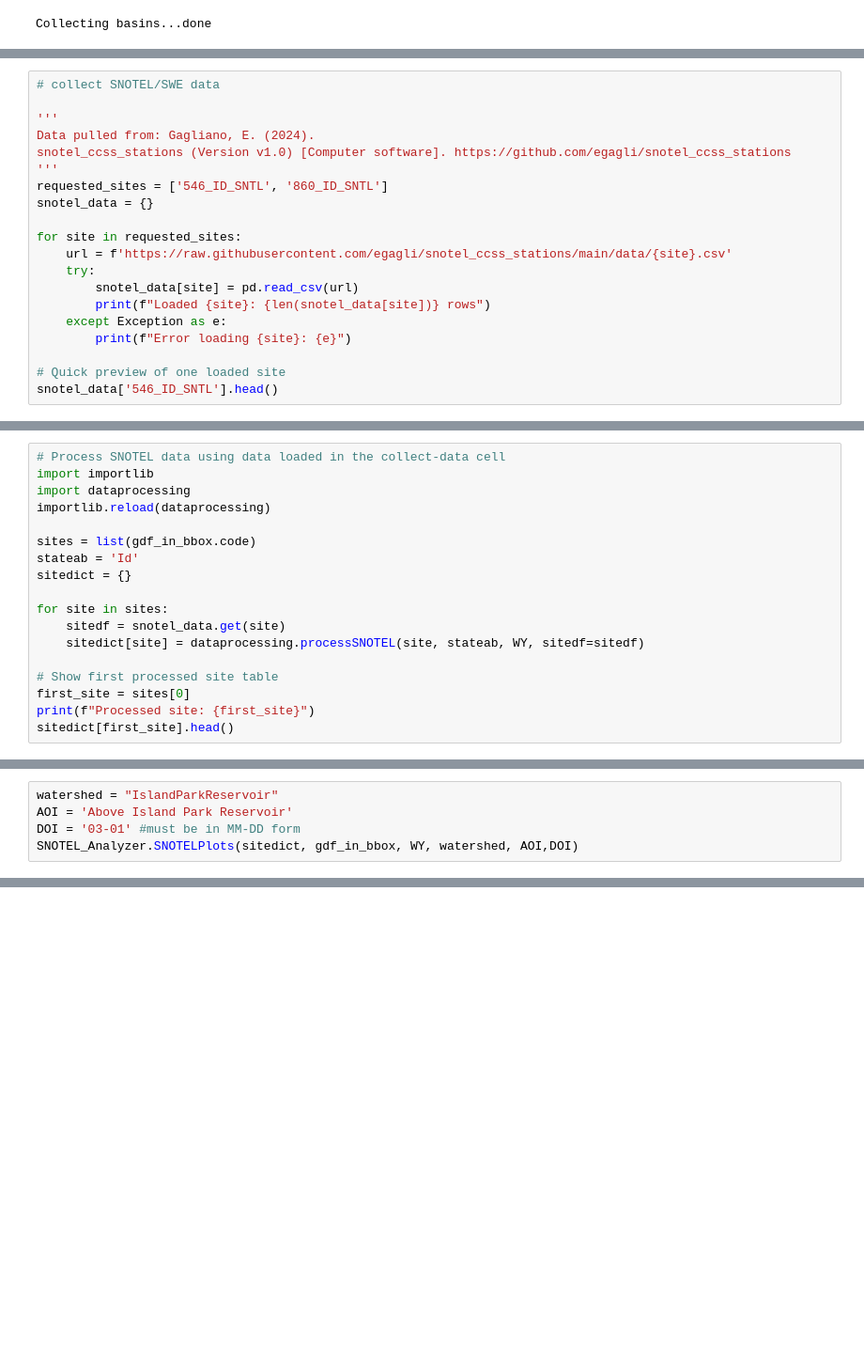
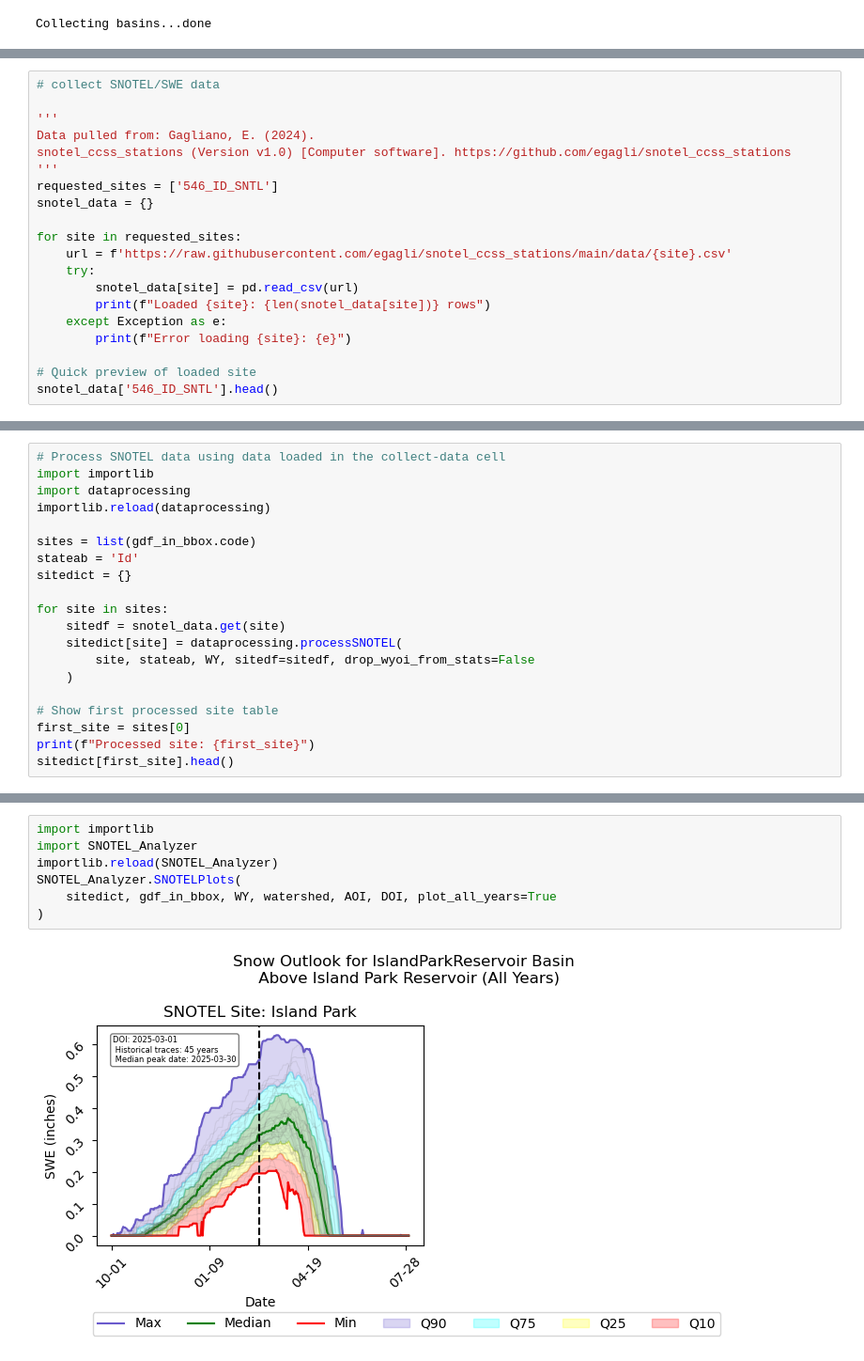
Before and after one commit to annasosnovske/HydroinformaticsHW2, a Jupyter notebook: HW2.ipynb, the cells around one changed output, grey strips where cells are left out. Shown at 94% size. Cells and saved outputs as stored; diff of their text form; blank space fills up the shorter version.

```diff
--- a/HW2.ipynb
+++ b/HW2.ipynb
@@ -48,7 +95,7 @@ Collecting basins...done
 Data pulled from: Gagliano, E. (2024).
 snotel_ccss_stations (Version v1.0) [Computer software]. https://github.com/egagli/snotel_ccss_stations
 '''
-requested_sites = ['546_ID_SNTL', '860_ID_SNTL']
+requested_sites = ['546_ID_SNTL']
 snotel_data = {}
 
 for site in requested_sites:
@@ -59,7 +106,7 @@ for site in requested_sites:
     except Exception as e:
         print(f"Error loading {site}: {e}")
 
-# Quick preview of one loaded site
+# Quick preview of loaded site
 snotel_data['546_ID_SNTL'].head()
 # %% [output]
 Loaded 546_ID_SNTL: 16251 rows
@@ -110,7 +155,9 @@ sitedict = {}
 
 for site in sites:
     sitedf = snotel_data.get(site)
-    sitedict[site] = dataprocessing.processSNOTEL(site, stateab, WY, sitedf=sitedf)
+    sitedict[site] = dataprocessing.processSNOTEL(
+        site, stateab, WY, sitedf=sitedf, drop_wyoi_from_stats=False
+    )
 
 # Show first processed site table
 first_site = sites[0]
@@ -130,8 +175,3 @@ Processed site: 546_ID_SNTL
 | 10-04 | 10 | 4 | 0.0 | 0.0 | 0.0 | 0.0 | 0.0 | 0.0 | ... |
 | 10-05 | 10 | 5 | 0.0 | 0.0 | 0.0 | 0.0 | 0.0 | 0.0 | ... |
 5 rows × 56 columns
-# %%
-watershed = "IslandParkReservoir"
-AOI = 'Above Island Park Reservoir'
-DOI = '03-01' #must be in MM-DD form
-SNOTEL_Analyzer.SNOTELPlots(sitedict, gdf_in_bbox, WY, watershed, AOI,DOI)
@@ -139,0 +178,9 @@ SNOTEL_Analyzer.SNOTELPlots(sitedict, gdf_in_bbox, WY, watershed, AOI,DOI)
+# %%
+import importlib
+import SNOTEL_Analyzer
+importlib.reload(SNOTEL_Analyzer)
+SNOTEL_Analyzer.SNOTELPlots(
+    sitedict, gdf_in_bbox, WY, watershed, AOI, DOI, plot_all_years=True
+)
+# %% [output]
+[figure, added]
```
Also changed, not shown: parts of 10 cells of this notebook, 4 other files.
